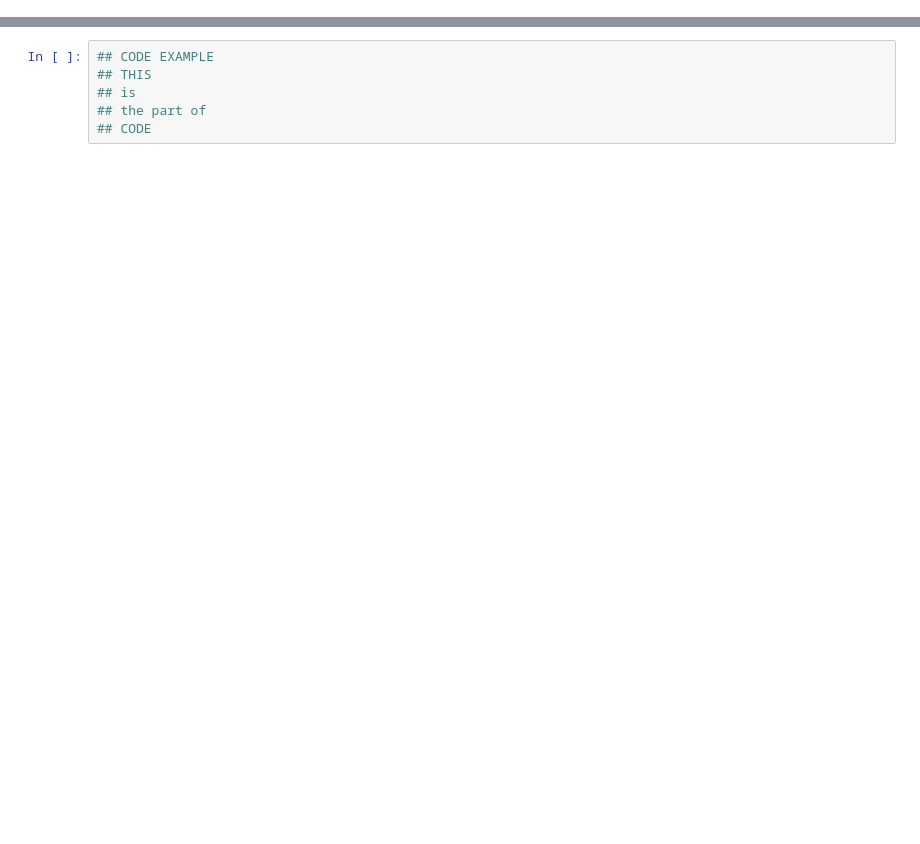
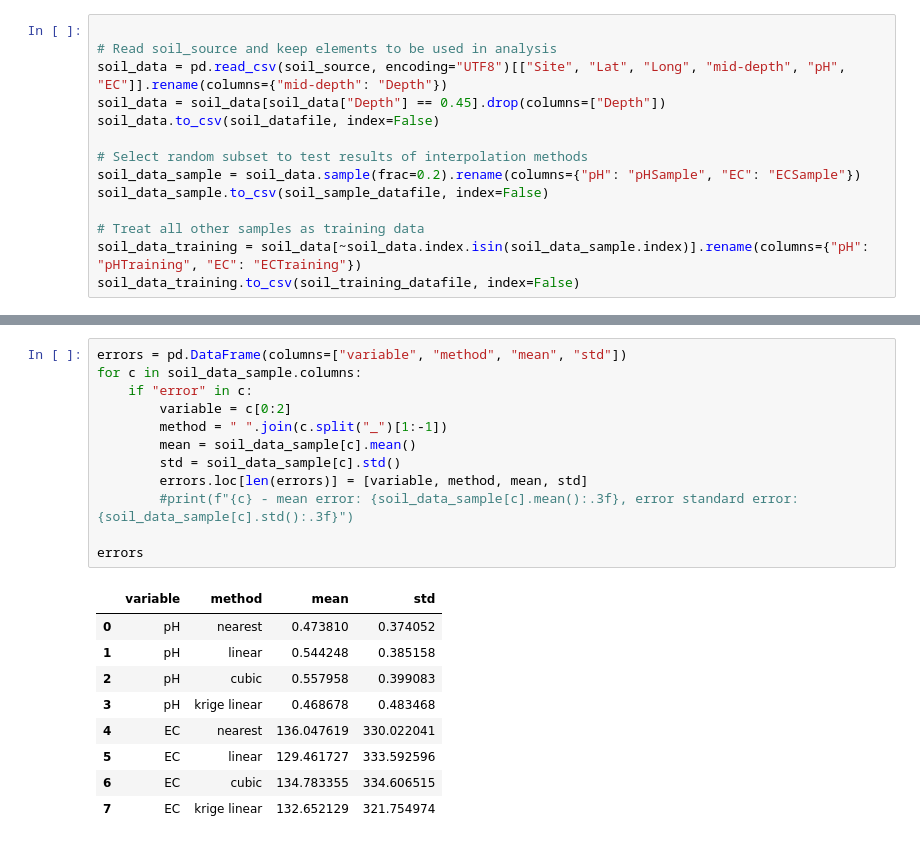
Before and after one commit to aus-plant-phenomics-network/mccn-case-studies, a Jupyter notebook: Case 2/MCCN-CASE 2.ipynb, the cells around one changed output, grey strips where cells are left out. Cells and saved outputs as stored; diff of their text form; blank space fills up the shorter version.

```diff
--- a/Case 2/MCCN-CASE 2.ipynb
+++ b/Case 2/MCCN-CASE 2.ipynb
@@ -28,0 +62,14 @@ Describe the steps take to process the data.
+# %%
+
+# Read soil_source and keep elements to be used in analysis
+soil_data = pd.read_csv(soil_source, encoding="UTF8")[["Site", "Lat", "Long", "mid-depth", "pH", "EC"]].rename(columns={"mid-depth": "Depth"})
+soil_data = soil_data[soil_data["Depth"] == 0.45].drop(columns=["Depth"])
+soil_data.to_csv(soil_datafile, index=False)
+
+# Select random subset to test results of interpolation methods
+soil_data_sample = soil_data.sample(frac=0.2).rename(columns={"pH": "pHSample", "EC": "ECSample"})
+soil_data_sample.to_csv(soil_sample_datafile, index=False)
+
+# Treat all other samples as training data
+soil_data_training = soil_data[~soil_data.index.isin(soil_data_sample.index)].rename(columns={"pH": "pHTraining", "EC": "ECTraining"})
+soil_data_training.to_csv(soil_training_datafile, index=False)
@@ -41,6 +264,22 @@ Describe the steps take to process the data.
 # %%
-## CODE EXAMPLE
-## THIS
-## is
-## the part of
-## CODE
+errors = pd.DataFrame(columns=["variable", "method", "mean", "std"])
+for c in soil_data_sample.columns:
+    if "error" in c:
+        variable = c[0:2]
+        method = " ".join(c.split("_")[1:-1])
+        mean = soil_data_sample[c].mean()
+        std = soil_data_sample[c].std()
+        errors.loc[len(errors)] = [variable, method, mean, std]
+        #print(f"{c} - mean error: {soil_data_sample[c].mean():.3f}, error standard error: {soil_data_sample[c].std():.3f}")
+
+errors
+# %% [output]
+|  | variable | method | mean | std |
+| 0 | pH | nearest | 0.473810 | 0.374052 |
+| 1 | pH | linear | 0.544248 | 0.385158 |
+| 2 | pH | cubic | 0.557958 | 0.399083 |
+| 3 | pH | krige linear | 0.468678 | 0.483468 |
+| 4 | EC | nearest | 136.047619 | 330.022041 |
+| 5 | EC | linear | 129.461727 | 333.592596 |
+| 6 | EC | cubic | 134.783355 | 334.606515 |
+| 7 | EC | krige linear | 132.652129 | 321.754974 |
```
Also changed, not shown: parts of 20 cells of this notebook, 5 other files.
